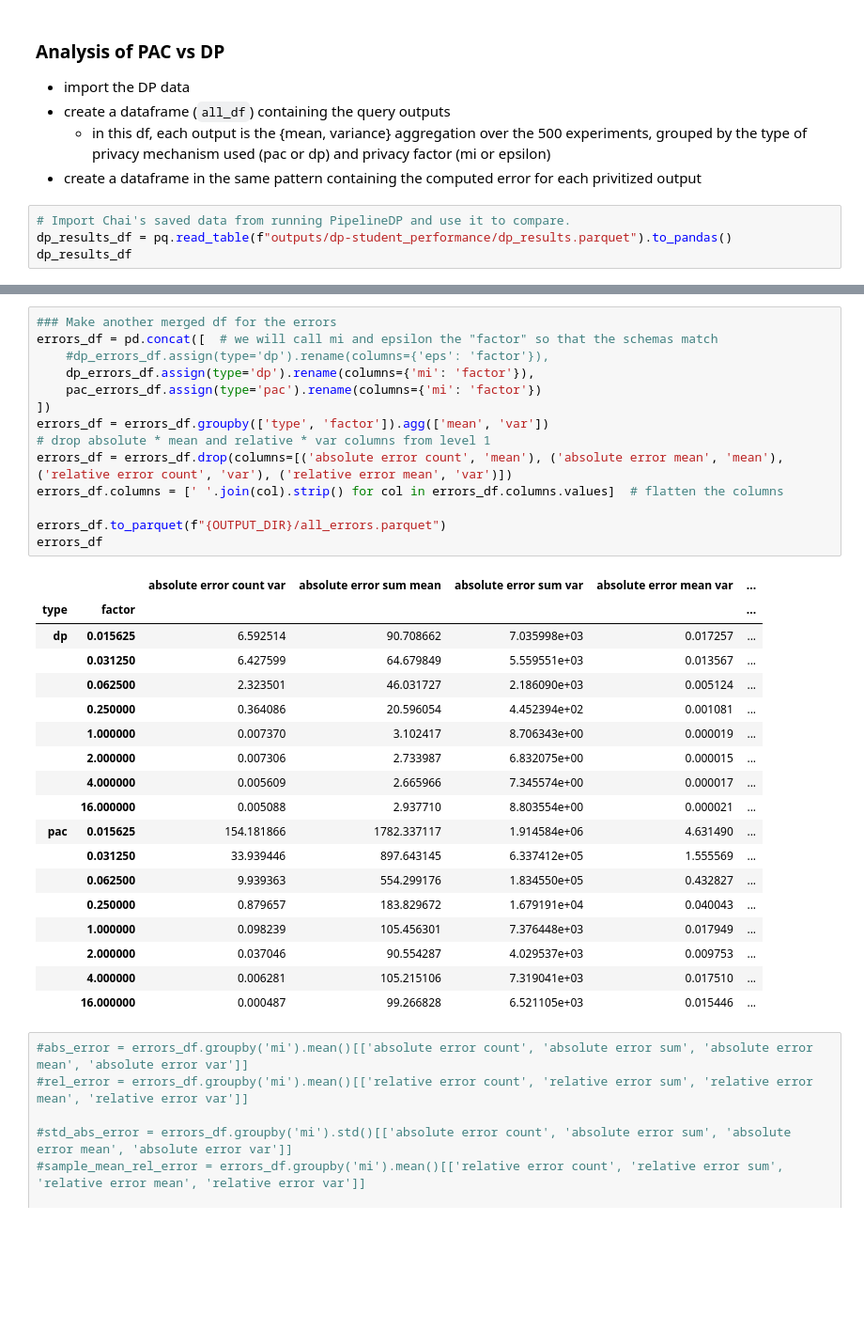
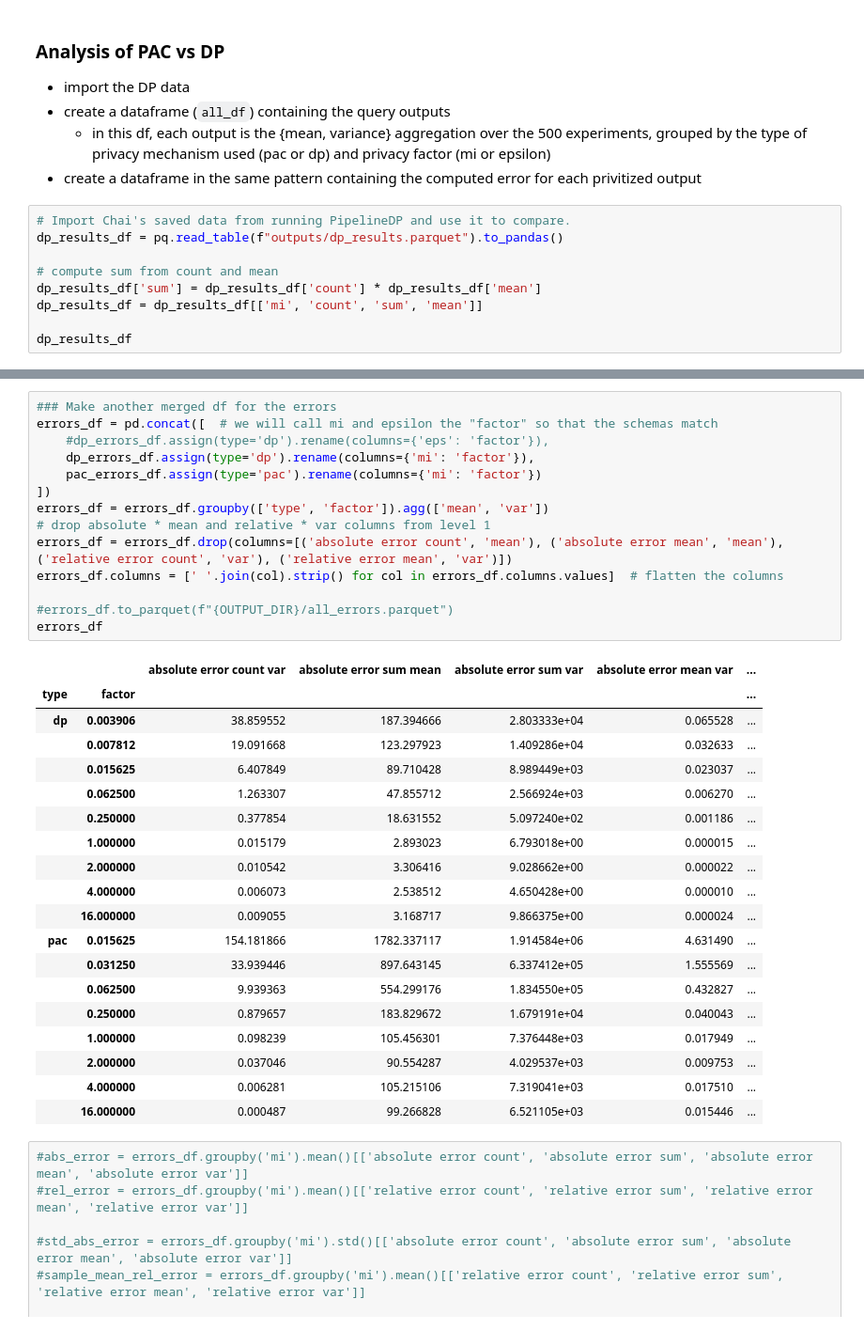
Before and after one commit to michaelnoguera/pacdb, a Jupyter notebook: pac-student_performance-sparkless.ipynb, the cells around one changed output, grey strips where cells are left out. Shown at 94% size. Drawn from its saved outputs; the diff is of its cells as text; blank space fills up the shorter version.

```diff
--- a/pac-student_performance-sparkless.ipynb
+++ b/pac-student_performance-sparkless.ipynb
@@ -294,6 +295,11 @@ pac_errors_df
 - create a dataframe in the same pattern containing the computed error for each privitized output
 # %%
 # Import Chai's saved data from running PipelineDP and use it to compare.
-dp_results_df = pq.read_table(f"outputs/dp-student_performance/dp_results.parquet").to_pandas()
+dp_results_df = pq.read_table(f"outputs/dp_results.parquet").to_pandas()
+
+# compute sum from count and mean
+dp_results_df['sum'] = dp_results_df['count'] * dp_results_df['mean']
+dp_results_df = dp_results_df[['mi', 'count', 'sum', 'mean']]
+
 dp_results_df
 # %% [output]
@@ -371,28 +378,29 @@ all_df
 # %%
 ### Make another merged df for the errors
 errors_df = pd.concat([  # we will call mi and epsilon the "factor" so that the schemas match
     #dp_errors_df.assign(type='dp').rename(columns={'eps': 'factor'}),
     dp_errors_df.assign(type='dp').rename(columns={'mi': 'factor'}),
     pac_errors_df.assign(type='pac').rename(columns={'mi': 'factor'})
 ])
 errors_df = errors_df.groupby(['type', 'factor']).agg(['mean', 'var'])
 # drop absolute * mean and relative * var columns from level 1
 errors_df = errors_df.drop(columns=[('absolute error count', 'mean'), ('absolute error mean', 'mean'), ('relative error count', 'var'), ('relative error mean', 'var')])
 errors_df.columns = [' '.join(col).strip() for col in errors_df.columns.values]  # flatten the columns
 
-errors_df.to_parquet(f"{OUTPUT_DIR}/all_errors.parquet")
+#errors_df.to_parquet(f"{OUTPUT_DIR}/all_errors.parquet")
 errors_df
 # %% [output]
 |  |  | absolute error count var | absolute error sum mean | absolute error sum var | absolute error mean var | ... |
 | type | factor |  |  |  |  | ... |
-| dp | 0.015625 | 6.592514 | 90.708662 | 7.035998e+03 | 0.017257 | ... |
-|  | 0.031250 | 6.427599 | 64.679849 | 5.559551e+03 | 0.013567 | ... |
-|  | 0.062500 | 2.323501 | 46.031727 | 2.186090e+03 | 0.005124 | ... |
-|  | 0.250000 | 0.364086 | 20.596054 | 4.452394e+02 | 0.001081 | ... |
-|  | 1.000000 | 0.007370 | 3.102417 | 8.706343e+00 | 0.000019 | ... |
-|  | 2.000000 | 0.007306 | 2.733987 | 6.832075e+00 | 0.000015 | ... |
-|  | 4.000000 | 0.005609 | 2.665966 | 7.345574e+00 | 0.000017 | ... |
-|  | 16.000000 | 0.005088 | 2.937710 | 8.803554e+00 | 0.000021 | ... |
+| dp | 0.003906 | 38.859552 | 187.394666 | 2.803333e+04 | 0.065528 | ... |
+|  | 0.007812 | 19.091668 | 123.297923 | 1.409286e+04 | 0.032633 | ... |
+|  | 0.015625 | 6.407849 | 89.710428 | 8.989449e+03 | 0.023037 | ... |
+|  | 0.062500 | 1.263307 | 47.855712 | 2.566924e+03 | 0.006270 | ... |
+|  | 0.250000 | 0.377854 | 18.631552 | 5.097240e+02 | 0.001186 | ... |
+|  | 1.000000 | 0.015179 | 2.893023 | 6.793018e+00 | 0.000015 | ... |
+|  | 2.000000 | 0.010542 | 3.306416 | 9.028662e+00 | 0.000022 | ... |
+|  | 4.000000 | 0.006073 | 2.538512 | 4.650428e+00 | 0.000010 | ... |
+|  | 16.000000 | 0.009055 | 3.168717 | 9.866375e+00 | 0.000024 | ... |
 | pac | 0.015625 | 154.181866 | 1782.337117 | 1.914584e+06 | 4.631490 | ... |
 |  | 0.031250 | 33.939446 | 897.643145 | 6.337412e+05 | 1.555569 | ... |
 |  | 0.062500 | 9.939363 | 554.299176 | 1.834550e+05 | 0.432827 | ... |
```
Also changed, not shown: parts of 11 cells of this notebook, 23 other files.
